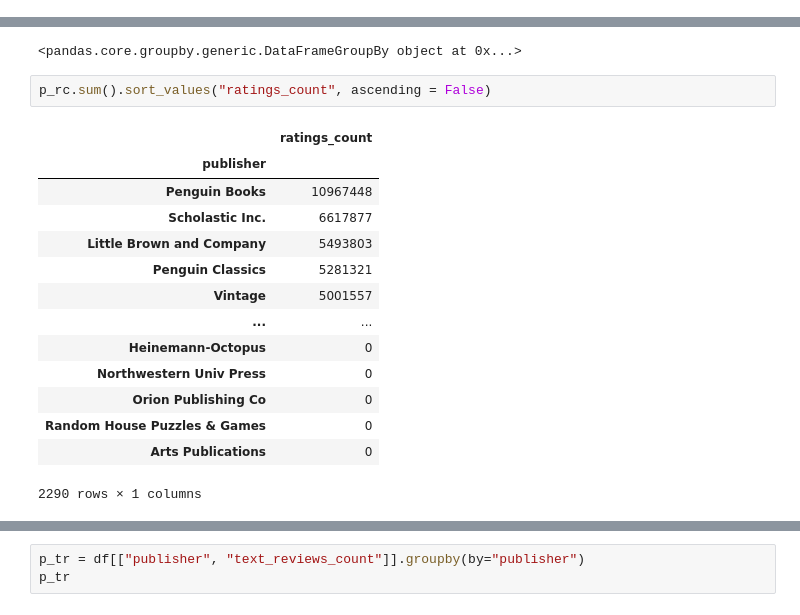
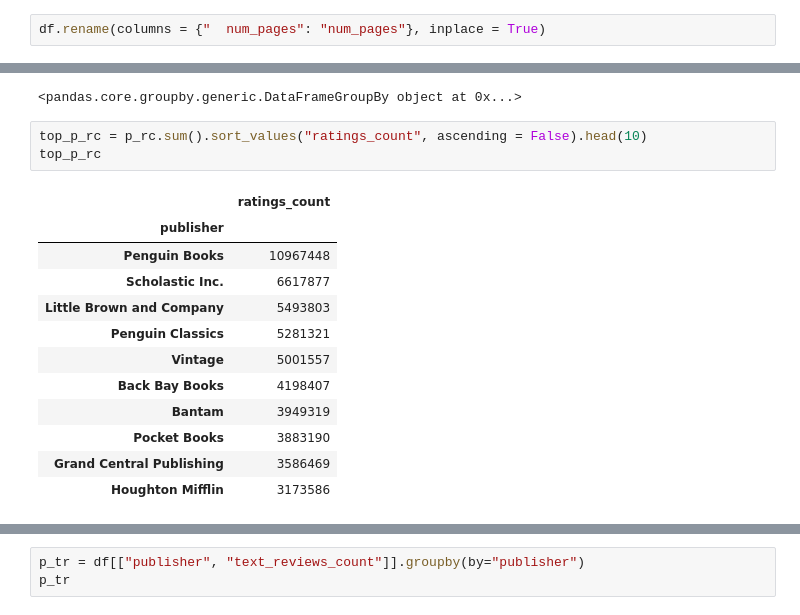
Before and after one commit to nharakh00/Book_Popularity, a Jupyter notebook: Book_Popularity.ipynb, the cells around one changed output, grey strips where cells are left out. Cells and saved outputs as stored; diff of their text form.

```diff
--- a/Book_Popularity.ipynb
+++ b/Book_Popularity.ipynb
@@ -23,0 +44,2 @@ df
+# %%
+df.rename(columns = {"  num_pages": "num_pages"}, inplace = True)
@@ -187,19 +239,18 @@ p_rc
 # %% [output]
 <pandas.core.groupby.generic.DataFrameGroupBy object at 0x...>
 # %%
-p_rc.sum().sort_values("ratings_count", ascending = False)
+top_p_rc = p_rc.sum().sort_values("ratings_count", ascending = False).head(10)
+top_p_rc
 # %% [output]
 |  | ratings_count |
 | publisher |  |
 | Penguin Books | 10967448 |
 | Scholastic Inc. | 6617877 |
 | Little Brown and Company | 5493803 |
 | Penguin Classics | 5281321 |
 | Vintage | 5001557 |
-| ... | ... |
-| Heinemann-Octopus | 0 |
-| Northwestern Univ Press | 0 |
-| Orion Publishing Co | 0 |
-| Random House Puzzles & Games | 0 |
-| Arts Publications | 0 |
+| Back Bay Books | 4198407 |
+| Bantam | 3949319 |
+| Pocket Books | 3883190 |
+| Grand Central Publishing | 3586469 |
+| Houghton Mifflin | 3173586 |
-2290 rows × 1 columns
```
Also changed, not shown: parts of 18 cells of this notebook.
